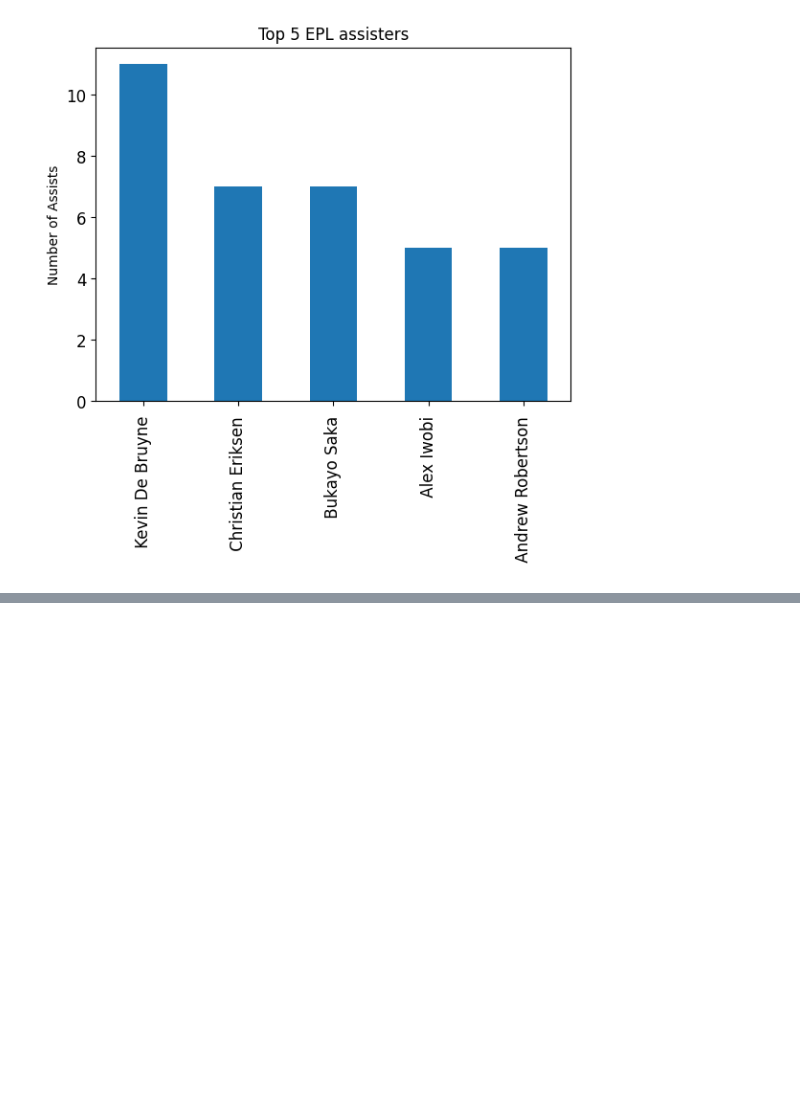
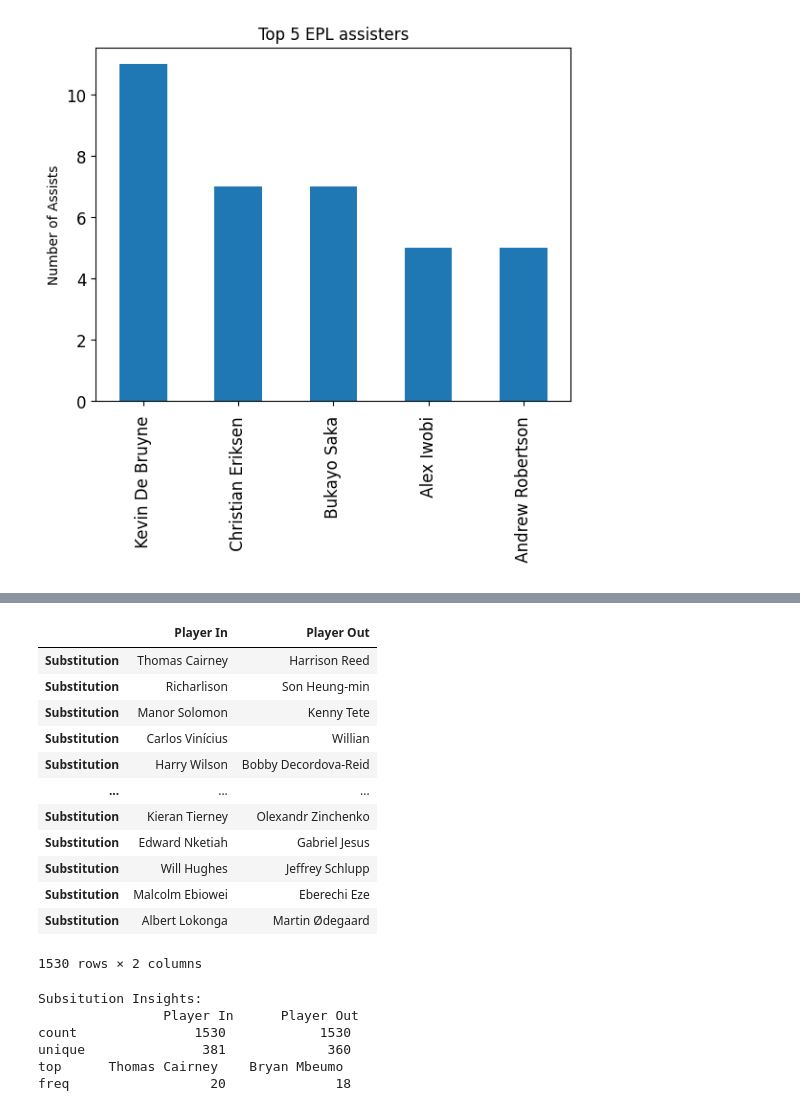
Before and after one commit to Azaya89/English-premier-league-stats-22-23, a Jupyter notebook: Premier_League_22-23.ipynb, the cells around one changed output, grey strips where cells are left out. Saved outputs shown, nothing was run; the diff lists cells and outputs as text; code cells hidden in the pictures; blank space fills up the shorter version.

Commit message:
Added more insights

```diff
--- a/Premier_League_22-23.ipynb
+++ b/Premier_League_22-23.ipynb
@@ -91,8 +101,9 @@ scorers
 | Penalty | Penalty | Aleksandar Mitrović | Penalty |
 551 rows × 3 columns
 # %%
-def tweak_columns(df):
+#Create a function to rename the columns in the dataframe
+def tweak_cols(df: pd.DataFrame, col_1:str, col_2=None)-> pd.DataFrame:
     return df.rename(columns = {'event_type':'Event',
-                                'action_player_1': 'Scorer',
-                                'action_player_2': 'Assist'})
+                                'action_player_1': col_1,
+                                'action_player_2': col_2})
 # %%
@@ -161,0 +247,28 @@ assists[:5].plot.bar(title='Top 5 EPL assisters',
+# %%
+#Rename the subsitution columns
+new_subs = tweak_cols(subs, 'Player In', 'Player Out')
+new_subs
+# %% [output]
+|  | Player In | Player Out |
+| Substitution | Thomas Cairney | Harrison Reed |
+| Substitution | Richarlison | Son Heung-min |
+| Substitution | Manor Solomon | Kenny Tete |
+| Substitution | Carlos Vinícius | Willian |
+| Substitution | Harry Wilson | Bobby Decordova-Reid |
+| ... | ... | ... |
+| Substitution | Kieran Tierney | Olexandr Zinchenko |
+| Substitution | Edward Nketiah | Gabriel Jesus |
+| Substitution | Will Hughes | Jeffrey Schlupp |
+| Substitution | Malcolm Ebiowei | Eberechi Eze |
+| Substitution | Albert Lokonga | Martin Ødegaard |
+1530 rows × 2 columns
+# %%
+#Get insights from the substitution table
+print(f"Subsitution Insights:\n {new_subs.describe()}")
+# %% [output]
+Subsitution Insights:
+                Player In      Player Out
+count               1530            1530
+unique               381             360
+top      Thomas Cairney    Bryan Mbeumo
+freq                  20              18
```
Also changed, not shown: parts of 23 cells of this notebook.
